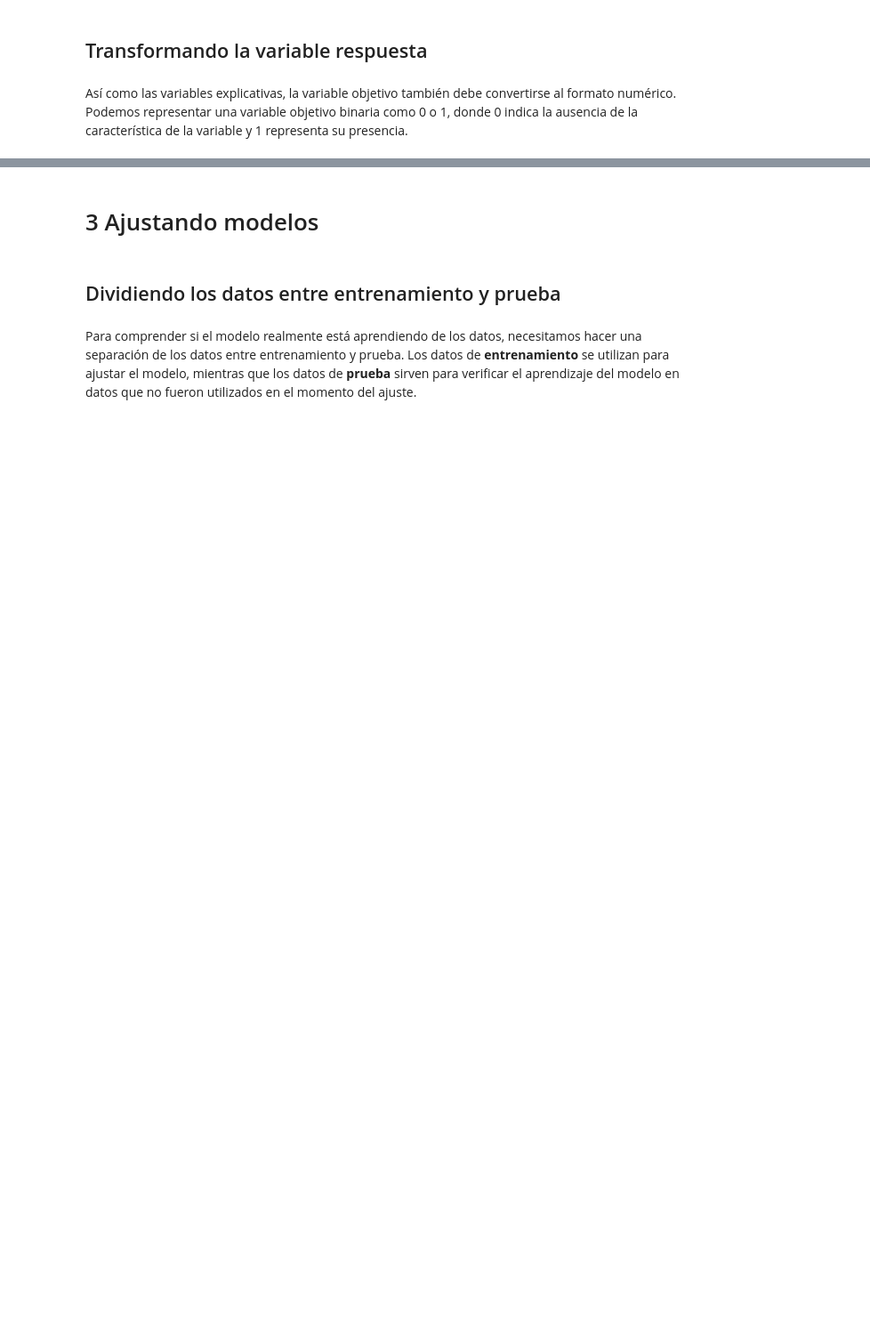
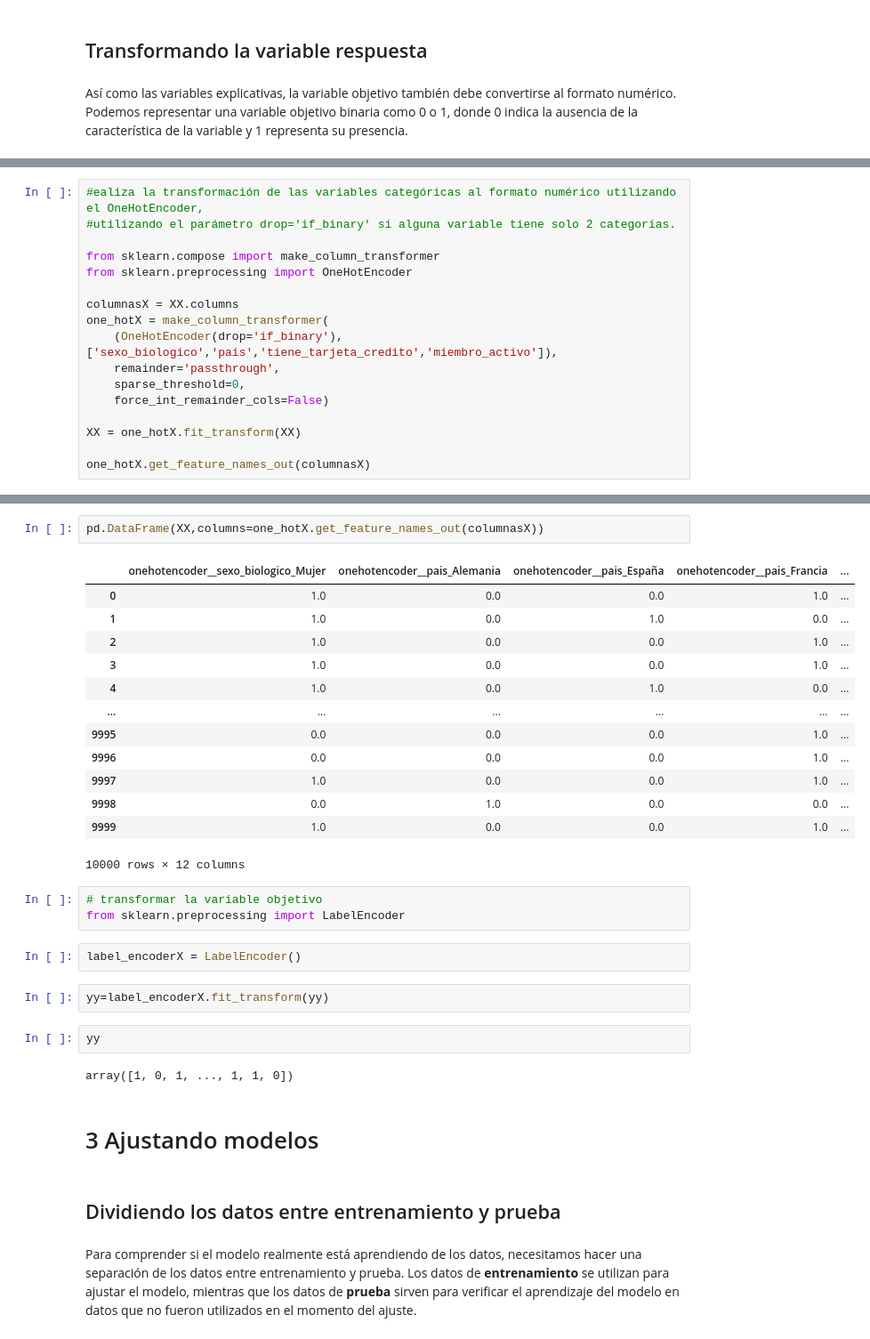
Before and after one commit to cadv1984/portafolio, a Jupyter notebook: Clasificacion_primeros_pasos.ipynb, the cells around one changed output, grey strips where cells are left out. Shown at 89% size. Saved outputs shown, nothing was run; the diff lists cells and outputs as text; blank space fills up the shorter version.

```diff
--- a/Clasificacion_primeros_pasos.ipynb
+++ b/Clasificacion_primeros_pasos.ipynb
@@ -272,0 +378,17 @@ Así como las variables explicativas, la variable objetivo también debe convert
+# %%
+#ealiza la transformación de las variables categóricas al formato numérico utilizando el OneHotEncoder,
+#utilizando el parámetro drop='if_binary' si alguna variable tiene solo 2 categorías.
+
+from sklearn.compose import make_column_transformer
+from sklearn.preprocessing import OneHotEncoder
+
+columnasX = XX.columns
+one_hotX = make_column_transformer(
+    (OneHotEncoder(drop='if_binary'), ['sexo_biologico','pais','tiene_tarjeta_credito','miembro_activo']),
+    remainder='passthrough',
+    sparse_threshold=0,
+    force_int_remainder_cols=False)
+
+XX = one_hotX.fit_transform(XX)
+
+one_hotX.get_feature_names_out(columnasX)
@@ -273,3 +404,30 @@ Así como las variables explicativas, la variable objetivo también debe convert
+# %%
+pd.DataFrame(XX,columns=one_hotX.get_feature_names_out(columnasX))
+# %% [output]
+|  | onehotencoder__sexo_biologico_Mujer | onehotencoder__pais_Alemania | onehotencoder__pais_España | onehotencoder__pais_Francia | ... |
+| 0 | 1.0 | 0.0 | 0.0 | 1.0 | ... |
+| 1 | 1.0 | 0.0 | 1.0 | 0.0 | ... |
+| 2 | 1.0 | 0.0 | 0.0 | 1.0 | ... |
+| 3 | 1.0 | 0.0 | 0.0 | 1.0 | ... |
+| 4 | 1.0 | 0.0 | 1.0 | 0.0 | ... |
+| ... | ... | ... | ... | ... | ... |
+| 9995 | 0.0 | 0.0 | 0.0 | 1.0 | ... |
+| 9996 | 0.0 | 0.0 | 0.0 | 1.0 | ... |
+| 9997 | 1.0 | 0.0 | 0.0 | 1.0 | ... |
+| 9998 | 0.0 | 1.0 | 0.0 | 0.0 | ... |
+| 9999 | 1.0 | 0.0 | 0.0 | 1.0 | ... |
+10000 rows × 12 columns
+# %%
+# transformar la variable objetivo
+from sklearn.preprocessing import LabelEncoder
+# %%
+label_encoderX = LabelEncoder()
+# %%
+yy=label_encoderX.fit_transform(yy)
+# %%
+yy
+# %% [output]
+array([1, 0, 1, ..., 1, 1, 0])
 # %% [markdown]
 # 3 Ajustando modelos
 # %% [markdown]
```
Also changed, not shown: parts of 15 cells of this notebook.
